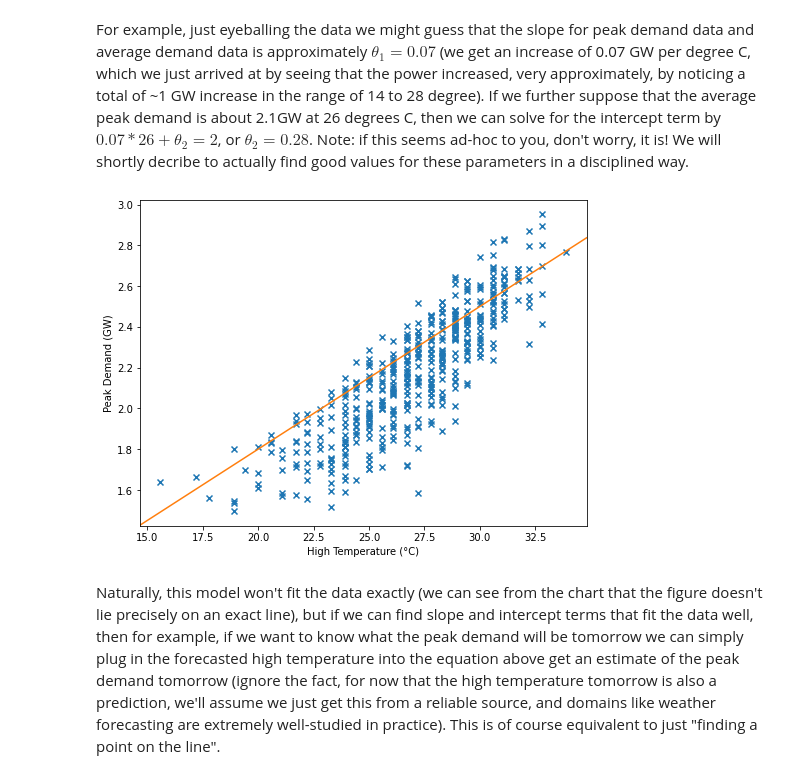
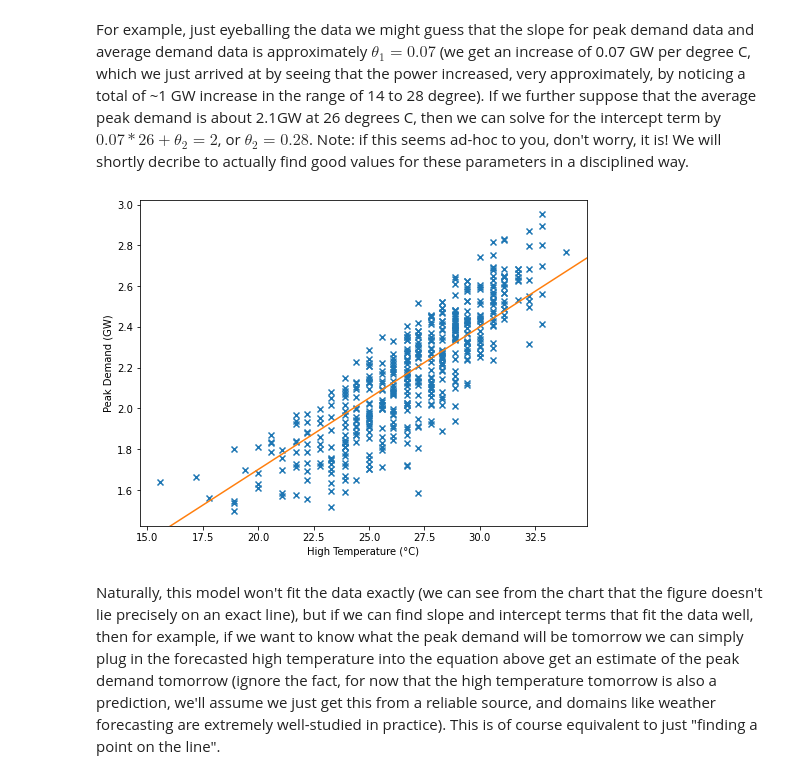
Before and after one commit to IS3UniCologne/DSML_2021, a Jupyter notebook: 03_Workshops/DSML_WS_07_MLIntro/DSML_WS_07_MLIntro.ipynb, the cells around one changed output. Drawn from its saved outputs; the diff is of its cells as text; code cells hidden in the pictures.

```diff
--- a/03_Workshops/DSML_WS_07_MLIntro/DSML_WS_07_MLIntro.ipynb
+++ b/03_Workshops/DSML_WS_07_MLIntro/DSML_WS_07_MLIntro.ipynb
@@ -91,6 +91,8 @@ plt.show()
 # YOUR CODE HERE
 
 # create month feature
-
+df["Month"] = df["Date"].apply(lambda dt: dt.month)
 
 # create df_summer
+summer_month=[6,7,8]
+df_summer = df[df["Month"].isin(summer_month)==True]
@@ -135,23 +141,23 @@ where $\theta_1$ is the slope of the line and $\theta_2$ is the intercept term (
 For example, just eyeballing the data we might guess that the slope for peak demand data and average demand data is approximately $\theta_1 = 0.07$ (we get an increase of 0.07 GW per degree C, which we just arrived at by seeing that the power increased, very approximately, by noticing a total of ~1 GW increase in the range of 14 to 28 degree).  If we further suppose that the average peak demand is about 2.1GW at 26 degrees C, then we can solve for the intercept term by $0.07*26 + \theta_2 = 2$, or $\theta_2 = 0.28$.  Note: if this seems ad-hoc to you, don't worry, it is! We will shortly decribe to actually find good values for these parameters in a disciplined way.
 # %%
 # define theta vector
-theta = np.array([0.07, 0.4])
+theta = np.array([0.07, 0.3])
 
 # set up plot
 fig, ax = plt.subplots(figsize = (8,6))
 
 # add objects to axis
 ax.scatter(xp, yp, marker='x')
 xlimp, ylimp =(plt.gca().get_xlim(), plt.gca().get_ylim())  #gets limity of x and y
 ax.plot(xlimp, [theta[0]*xlimp[0]+theta[1], theta[0]*xlimp[1]+theta[1]], 'C1')
 ax.set_xlim(xlimp)
 ax.set_ylim(ylimp)
 ax.set_xlabel("High Temperature (°C)")
 ax.set_ylabel("Peak Demand (GW)")
 plt.show()
 #plt.savefig('summer data_peak demand_line.pdf')
 # %% [output]
-[figure, old version]
+[figure, new version]
 # %% [markdown]
 Naturally, this model won't fit the data exactly (we can see from the chart that the figure doesn't lie precisely on an exact line), but if we can find slope and intercept terms that fit the data well, then for example, if we want to know what the peak demand will be tomorrow we can simply plug in the forecasted high temperature into the equation above get an estimate of the peak demand tomorrow (ignore the fact, for now that the high temperature tomorrow is also a prediction, we'll assume we just get this from a reliable source, and domains like weather forecasting are extremely well-studied in practice). This is of course equivalent to just "finding a point on the line".
 # %% [markdown]
```
Also changed, not shown: parts of 17 cells of this notebook.
